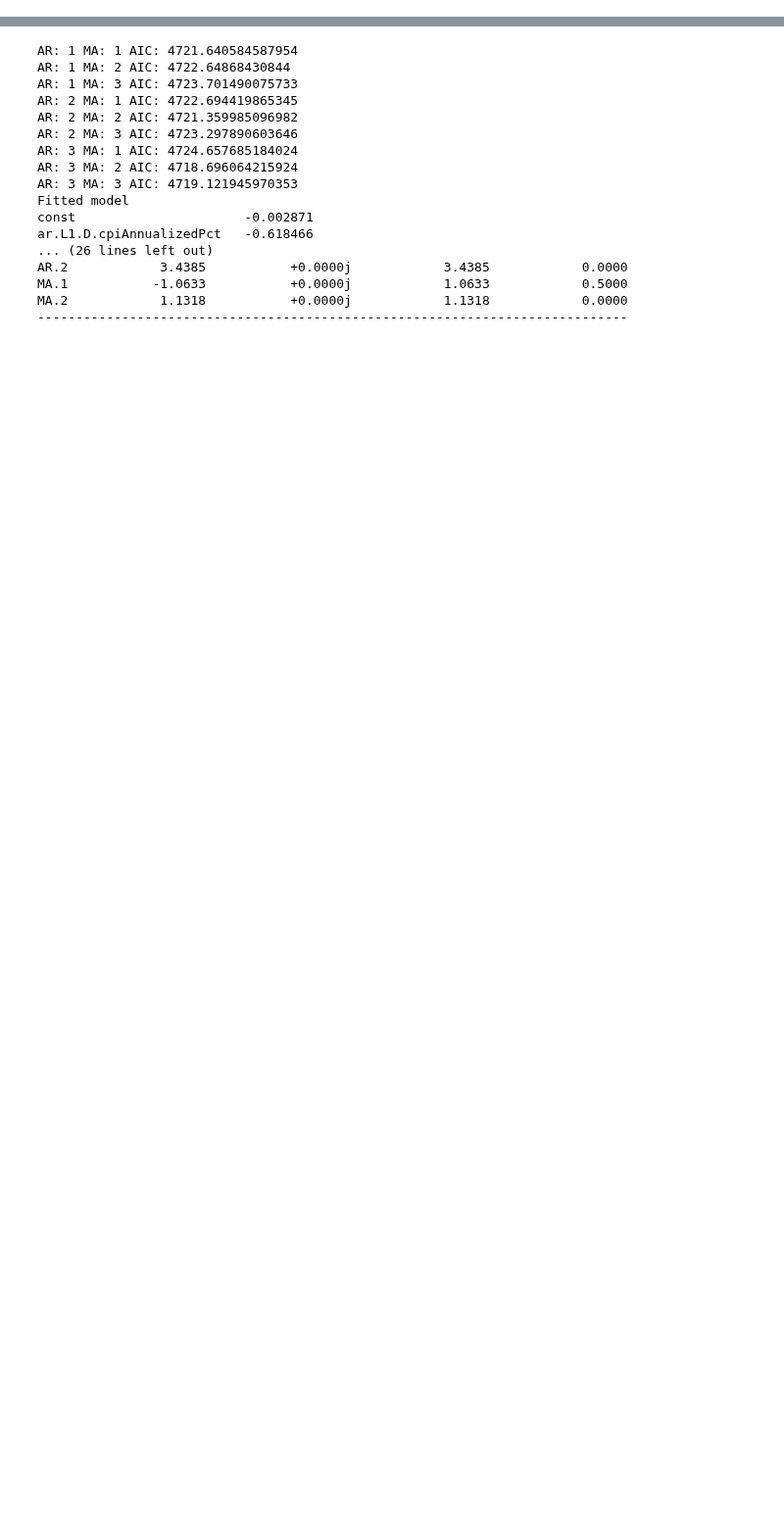
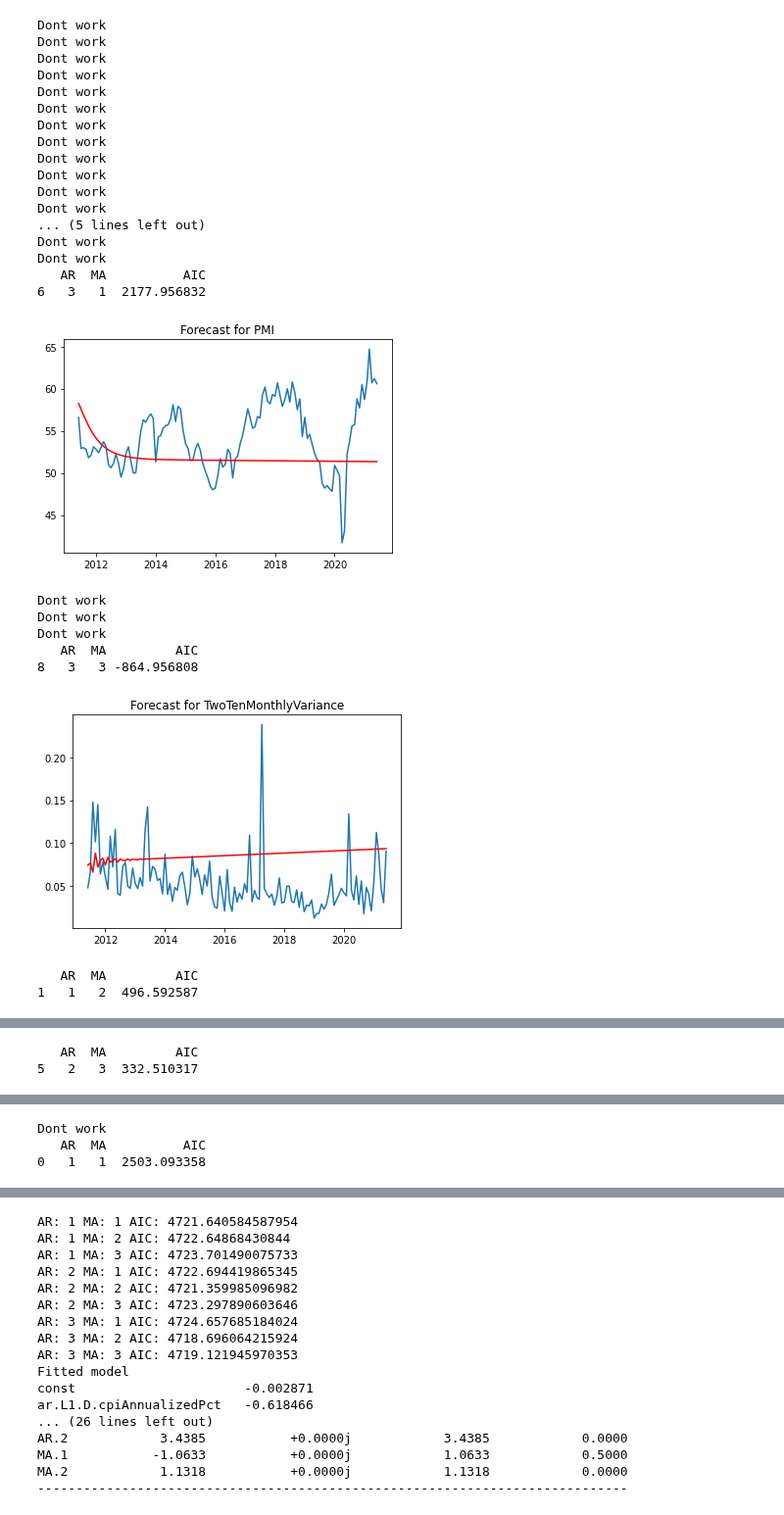
Before and after one commit to AlexNoonan-Syracuse/BigDataProject, a Jupyter notebook: ArimaModels_Alex.ipynb, the cells around one changed output, grey strips where cells are left out. Shown at 98% size. Saved outputs shown, nothing was run; the diff lists cells and outputs as text; code cells hidden in the pictures; blank space fills up the shorter version.

```diff
--- a/ArimaModels_Alex.ipynb
+++ b/ArimaModels_Alex.ipynb
@@ -72,0 +252,38 @@ df3['Date'] = pd.to_datetime(df3['Date'], format="%m/%d/%y")
+# %%
+for column in list(dfmain):
+  testingdf = dfmain[column]
+  testingdf1 = testingdf.iloc[0:round(len(df)*0.25)]
+  testingdf2 = testingdf.iloc[round(len(df)*0.25)+1:round(len(df)*0.5)]
+  testingdf3 = testingdf.iloc[round(len(df)*0.5)+1:round(len(df)*0.75)]
+  testingdf4 = testingdf.iloc[round(len(df)*0.75)+1:]
+  ARIMA_modeling_and_forecast(testingdf1, column)
+  ARIMA_modeling_and_forecast(testingdf2, column)
+  ARIMA_modeling_and_forecast(testingdf3, column)
+  ARIMA_modeling_and_forecast(testingdf4, column)
+# %% [output]
+Dont work
+Dont work
+Dont work
+Dont work
+Dont work
+Dont work
+Dont work
+Dont work
+Dont work
+Dont work
+Dont work
+Dont work
+... (5 lines left out)
+Dont work
+Dont work
+   AR  MA          AIC
+6   3   1  2177.956832
+[figure, added]
+Dont work
+Dont work
+Dont work
+   AR  MA         AIC
+8   3   3 -864.956808
+[figure, added]
+   AR  MA         AIC
+1   1   2  496.592587
@@ -72,0 +291,2 @@ df3['Date'] = pd.to_datetime(df3['Date'], format="%m/%d/%y")
+   AR  MA         AIC
+5   2   3  332.510317
@@ -72,0 +294,3 @@ df3['Date'] = pd.to_datetime(df3['Date'], format="%m/%d/%y")
+Dont work
+   AR  MA          AIC
+0   1   1  2503.093358
```
Also changed, not shown: parts of 13 cells of this notebook.
